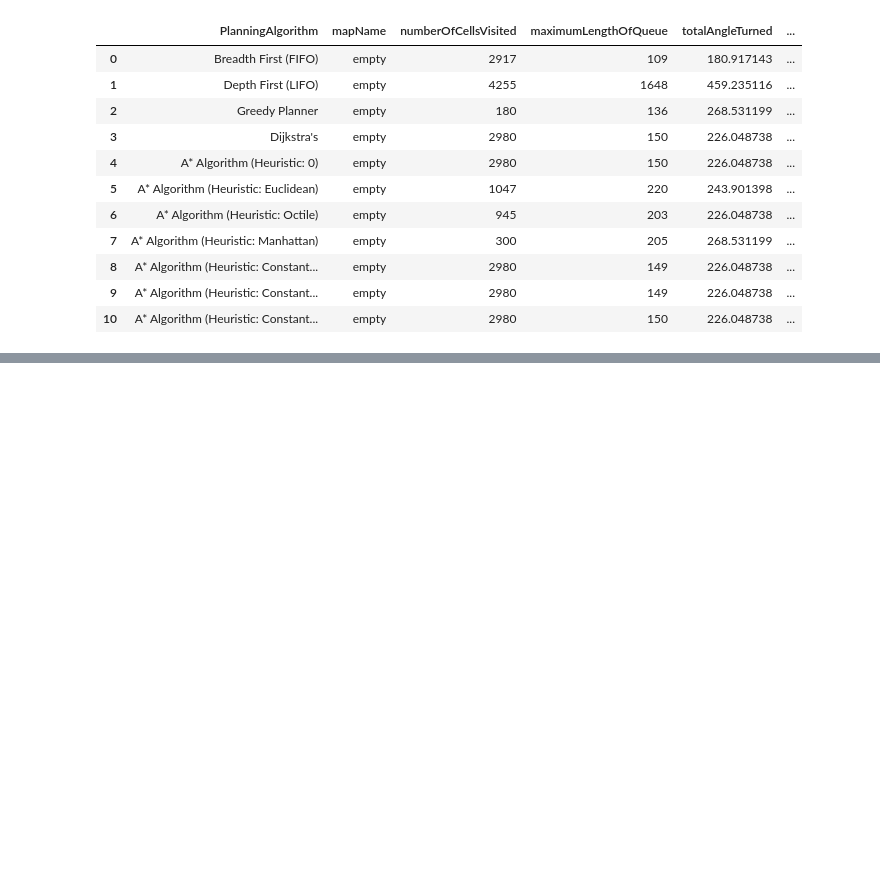
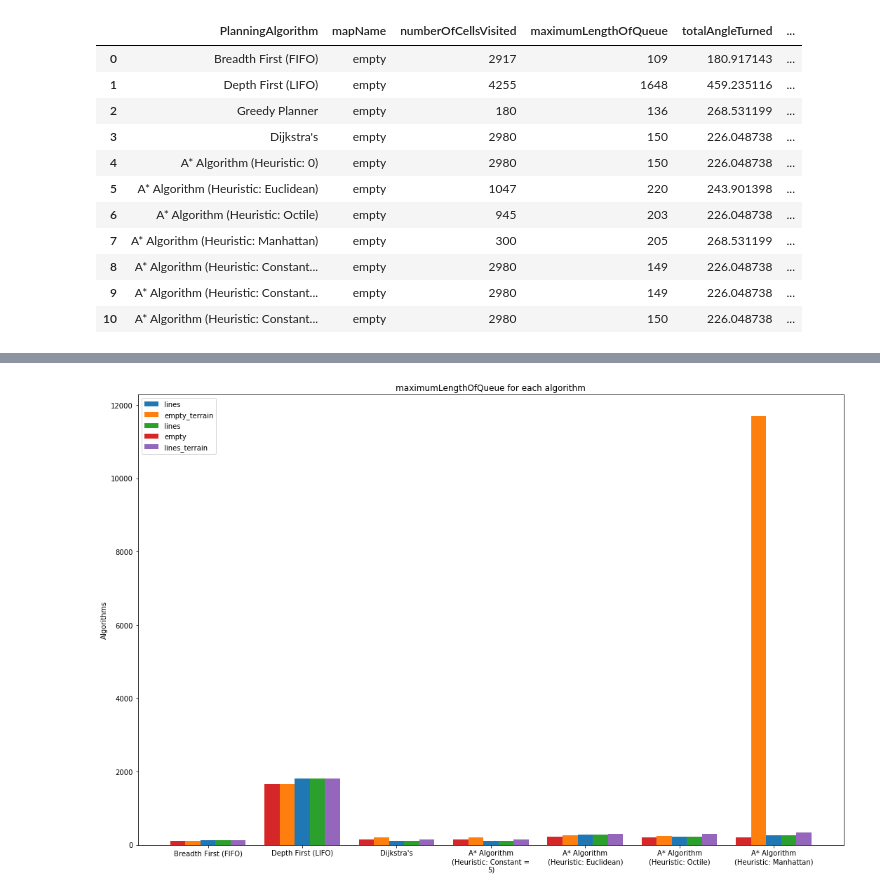
Before and after one commit to tharmee99/COMP0037_CW1_Path-Planning-in-a-known-world, a Jupyter notebook: comp0037_cw1/exports/visualise_performance_metrics.ipynb, the cells around one changed output, grey strips where cells are left out. Drawn from its saved outputs; the diff is of its cells as text; code cells hidden in the pictures; blank space fills up the shorter version.

```diff
--- a/comp0037_cw1/exports/visualise_performance_metrics.ipynb
+++ b/comp0037_cw1/exports/visualise_performance_metrics.ipynb
@@ -100,4 +96,7 @@ ValueError: shape mismatch: objects cannot be broadcast to a single shape
 # %%
 # maximumLengthOfQueue
+plot_grouped_bar_graph(metrics, 'maximumLengthOfQueue')
+# %% [output]
+[figure, added]
 # %%
 # pathTravelCost
```
Also changed, not shown: parts of 8 cells of this notebook.
